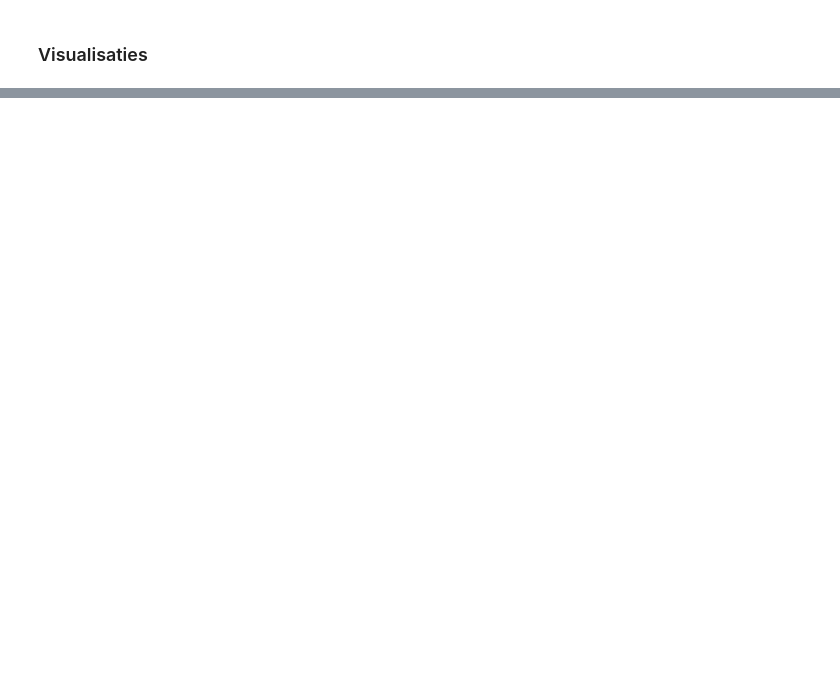
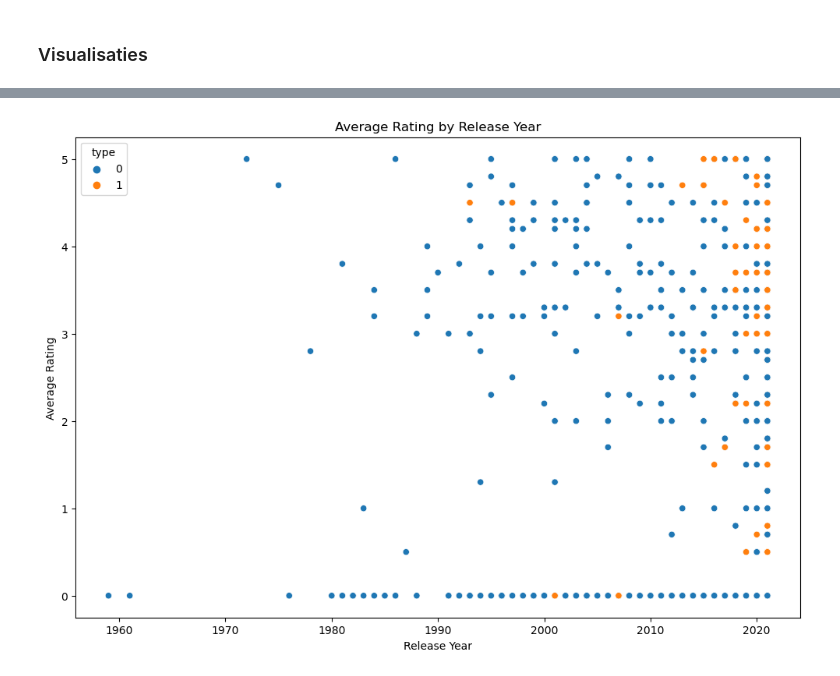
Before and after one commit to Tijnwy/DataIII, a Jupyter notebook: Data project.ipynb, the cells around one changed output, grey strips where cells are left out. Saved outputs shown, nothing was run; the diff lists cells and outputs as text; code cells hidden in the pictures; blank space fills up the shorter version.

```diff
--- a/Data project.ipynb
+++ b/Data project.ipynb
@@ -1066,0 +1140,10 @@ plt.show()
+# %%
+# ratings per release year visualiseren show en film onderscheiden
+plt.figure(figsize=(12, 8))
+sns.scatterplot(x='release_year', y='average_rating', data=df_ml, hue='type')
+plt.xlabel('Release Year')
+plt.ylabel('Average Rating')
+plt.title('Average Rating by Release Year')
+plt.show()
+# %% [output]
+[figure, added]
```
Also changed, not shown: parts of 11 cells of this notebook.
